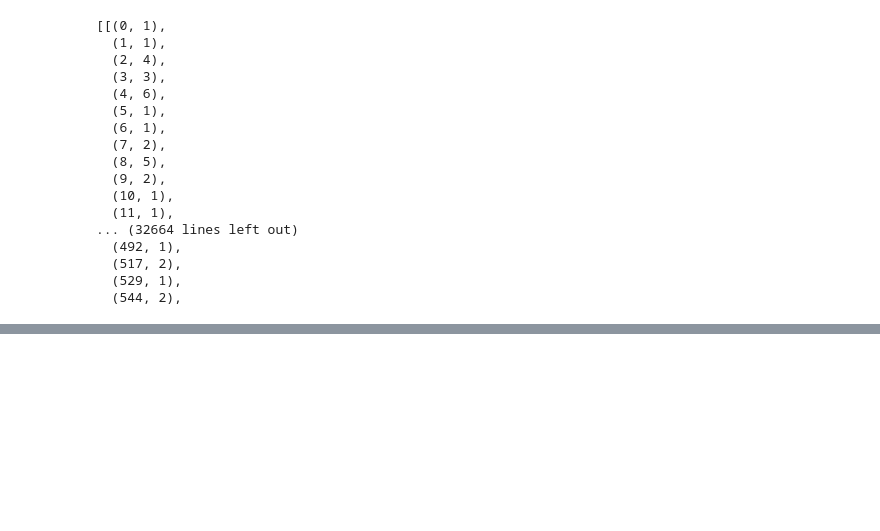
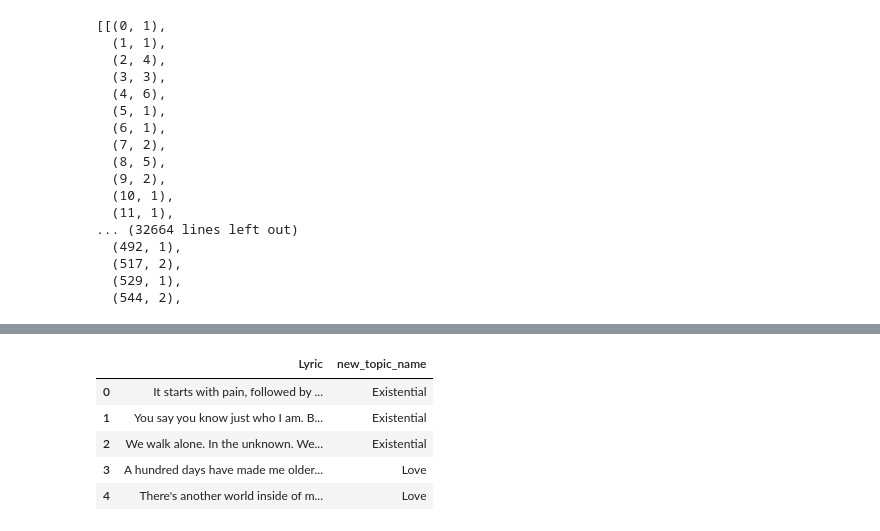
Before and after one commit to ttdsft15-Spotify/Spotify-Song-Suggester, a Jupyter notebook: python_notebooks/NearestNeighborsModel.ipynb, the cells around one changed output, grey strips where cells are left out. Cells and saved outputs as stored; diff of their text form; code cells hidden in the pictures; blank space fills up the shorter version.

Commit message:
Topics added to DF
Song topics generated and added to DF

```diff
--- a/python_notebooks/NearestNeighborsModel.ipynb
+++ b/python_notebooks/NearestNeighborsModel.ipynb
@@ -304,0 +378,9 @@ topic
+# %%
+# use get_topic_id_lookup_dict to update vis_topic_name_dict - save result to `topic_name_dict`
+
+###BEING SOLTUION
+# now we have an updated topic id/name dict
+# the topic ids correspond to how the lda model has index the topics
+# now we can use this dictionary with lda model to label our docs
+topic_name_dict = get_topic_id_lookup_dict(vis, vis_topic_name_dict)
+###END SOLTUION
@@ -304,0 +443,30 @@ topic
+# %%
+
+# use get_topic_ids_for_docs get the topic id for each doc in the corpus - save result to `doc_topic_ids`
+
+# create a new feature in df_electronics called topic_id using `doc_topic_ids`
+
+# iterate through topic_id and use the lookup dict `topic_name_dict` to assign each document a topic name
+# save results to a new feature in df_electronics called `new_topic_name`
+
+###BEGIN SOLUTION
+# get the topic id for each doc in the corpus
+doc_topic_ids = get_topic_ids_for_docs(lda_multicore, corpus)
+
+# create a feature for document's topic id
+# topic ids from trained LDA model
+df_merged["topic_id"] = doc_topic_ids
+
+# iterate through the topic id and use the lookup table to assign each document with a topic name
+df_merged["new_topic_name"] = df_merged["topic_id"].apply(lambda topic_id: topic_name_dict[topic_id])
+###END SOLUTION
+# %%
+cols = ["Lyric", "new_topic_name"]
+df_merged[cols].head()
+# %% [output]
+|  | Lyric | new_topic_name |
+| 0 | It starts with pain, followed by ... | Existential |
+| 1 | You say you know just who I am. B... | Existential |
+| 2 | We walk alone. In the unknown. We... | Existential |
+| 3 | A hundred days have made me older... | Love |
+| 4 | There's another world inside of m... | Love |
```
Also changed, not shown: parts of 11 cells of this notebook, 1 other file.
